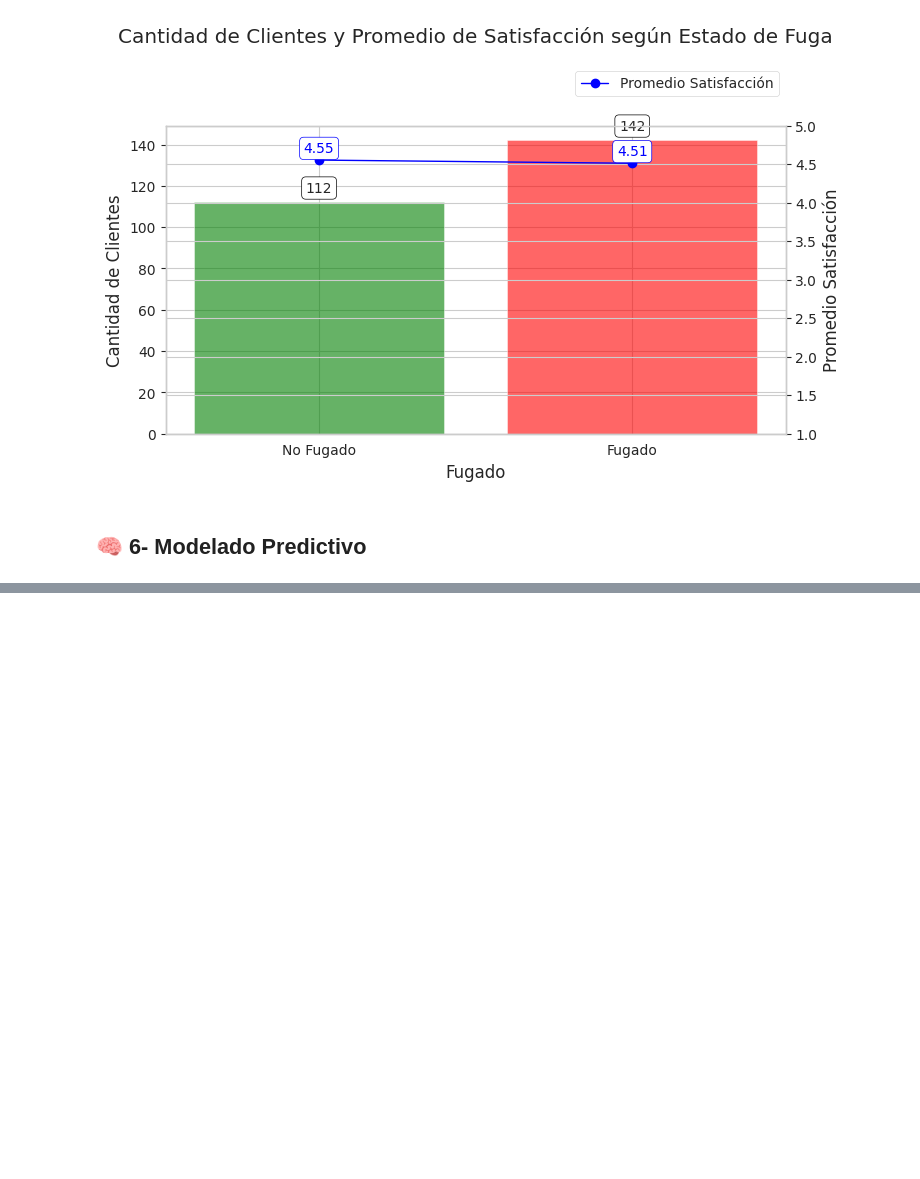
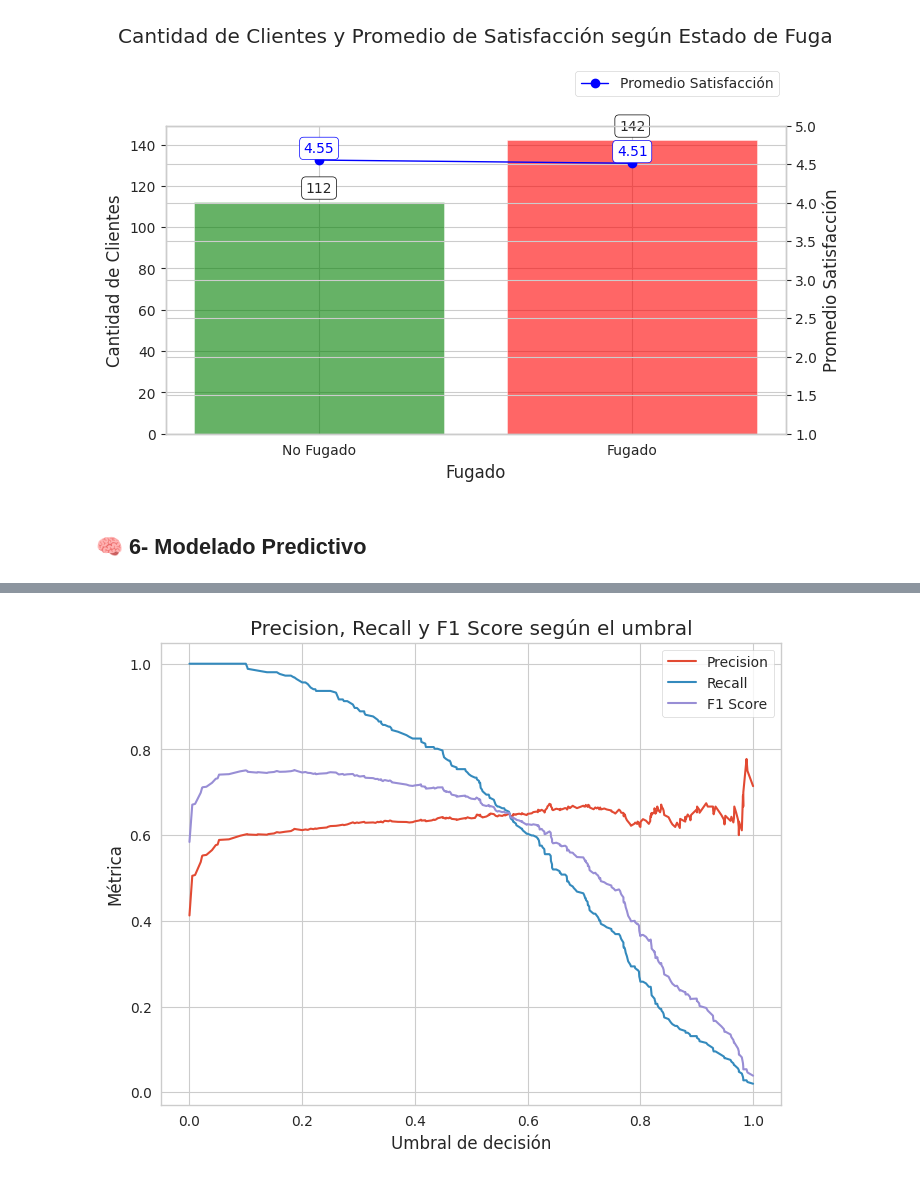
Before and after one commit to lomerrod/proyectofinalDS2, a Jupyter notebook: ProyectoParteIII+RodriguezLorena.ipynb, the cells around one changed output, grey strips where cells are left out. Saved outputs shown, nothing was run; the diff lists cells and outputs as text; code cells hidden in the pictures; blank space fills up the shorter version.

```diff
--- a/ProyectoParteIII+RodriguezLorena.ipynb
+++ b/ProyectoParteIII+RodriguezLorena.ipynb
@@ -1700,0 +1804,2 @@ plt.show()
+# %%
+X_test_encoded = X_test_encoded.reindex(columns=X_train_encoded.columns, fill_value=0)
@@ -1700,0 +1926,24 @@ plt.show()
+# %%
+#  probabilidades de clase positiva
+probs = rf.predict_proba(X_test_encoded)[:, 1]
+
+#  precisión, recall y umbrales
+precision, recall, thresholds = precision_recall_curve(y_test, probs)
+
+# Calcular F1 para cada umbral (menos el último, que no corresponde a un umbral)
+f1_scores = 2 * (precision * recall) / (precision + recall)
+f1_scores = f1_scores[:-1]  # quitar último para que coincida con thresholds
+
+plt.figure(figsize=(8,6))
+plt.plot(thresholds, precision[:-1], label='Precision')
+plt.plot(thresholds, recall[:-1], label='Recall')
+plt.plot(thresholds, f1_scores, label='F1 Score')
+
+plt.xlabel('Umbral de decisión')
+plt.ylabel('Métrica')
+plt.title('Precision, Recall y F1 Score según el umbral')
+plt.legend()
+plt.grid(True)
+plt.show()
+# %% [output]
+[figure, added]
```
Also changed, not shown: parts of 25 cells of this notebook.
